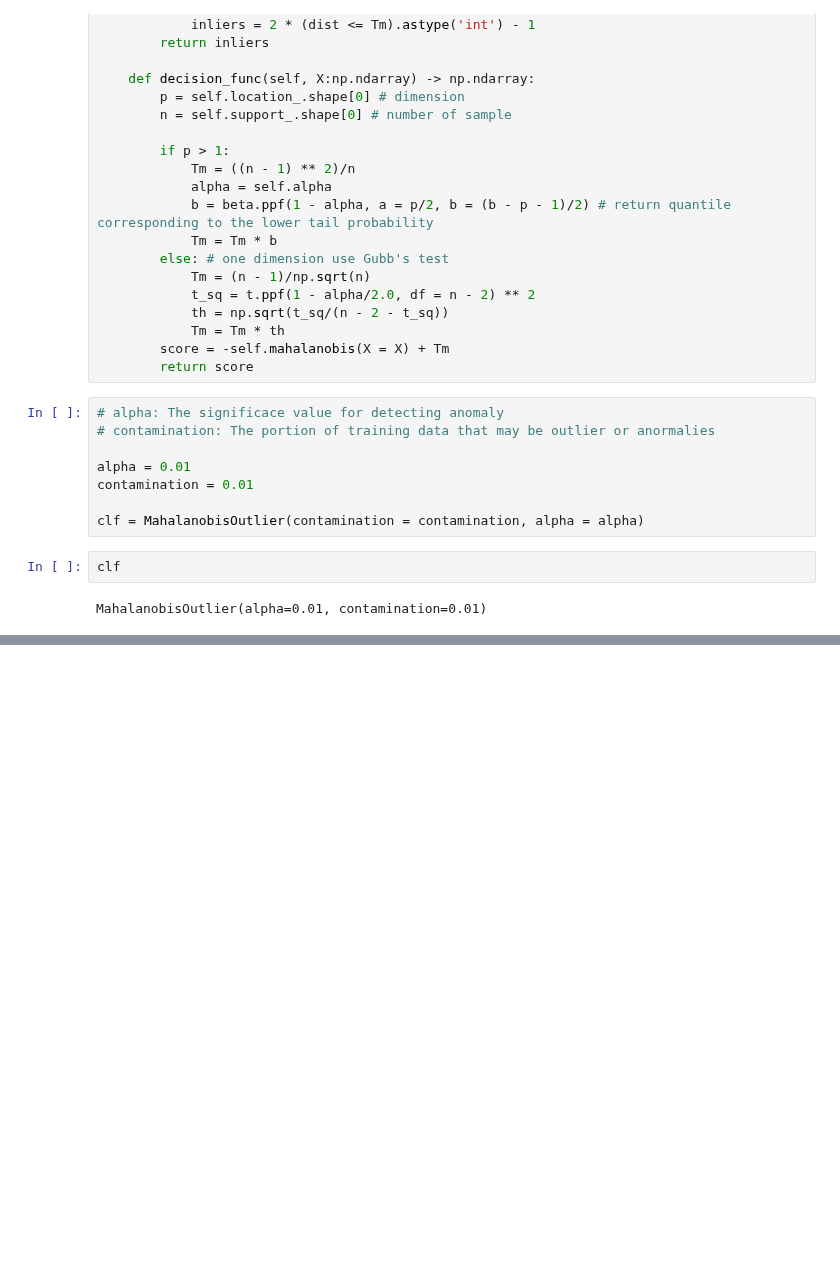
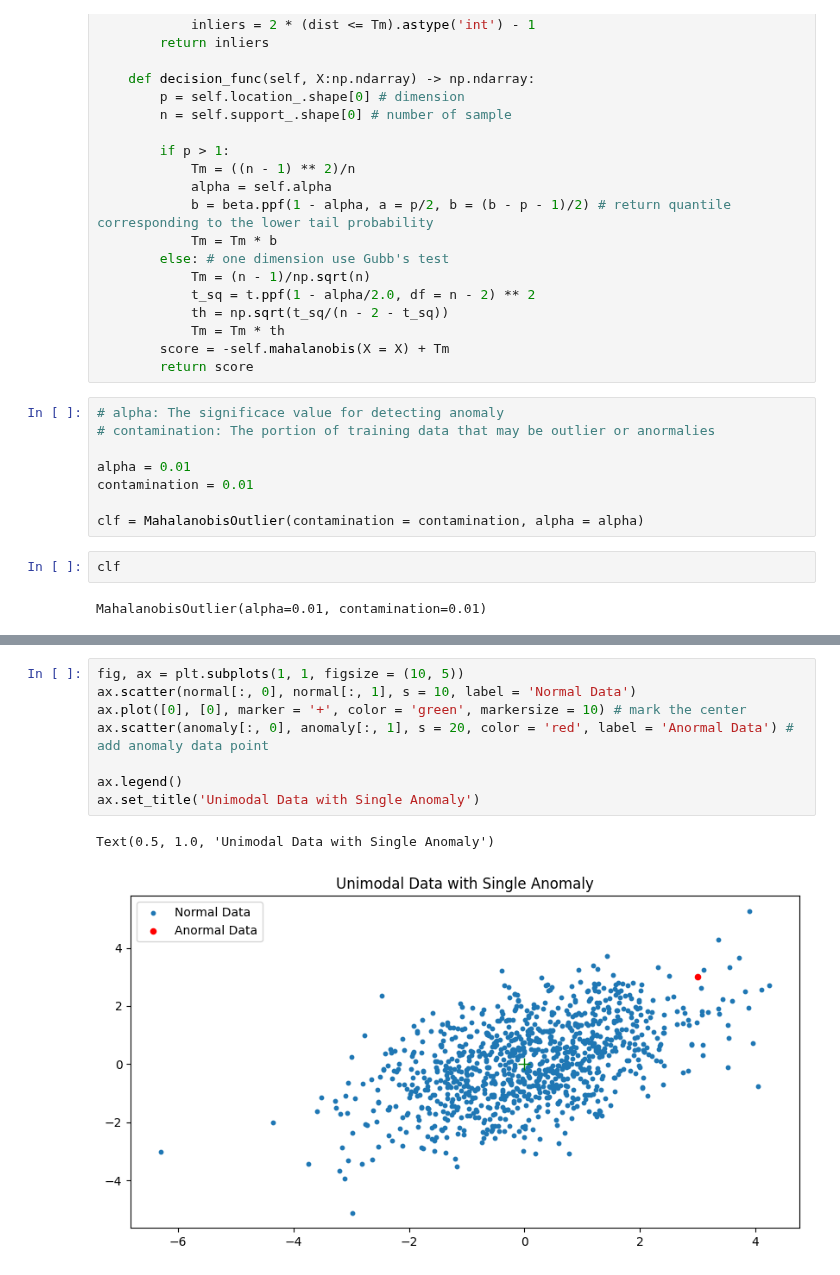
Before and after one commit to pNatTueku/basicPython, a Jupyter notebook: basic_anomaly_detection.ipynb, the cells around one changed output, grey strips where cells are left out. Saved outputs shown, nothing was run; the diff lists cells and outputs as text; blank space fills up the shorter version.

```diff
--- a/basic_anomaly_detection.ipynb
+++ b/basic_anomaly_detection.ipynb
@@ -102,0 +154,11 @@ MahalanobisOutlier(alpha=0.01, contamination=0.01)
+# %%
+fig, ax = plt.subplots(1, 1, figsize = (10, 5))
+ax.scatter(normal[:, 0], normal[:, 1], s = 10, label = 'Normal Data')
+ax.plot([0], [0], marker = '+', color = 'green', markersize = 10) # mark the center
+ax.scatter(anomaly[:, 0], anomaly[:, 1], s = 20, color = 'red', label = 'Anormal Data') # add anomaly data point
+
+ax.legend()
+ax.set_title('Unimodal Data with Single Anomaly')
+# %% [output]
+Text(0.5, 1.0, 'Unimodal Data with Single Anomaly')
+[figure, added]
```
Also changed, not shown: parts of 13 cells of this notebook.
